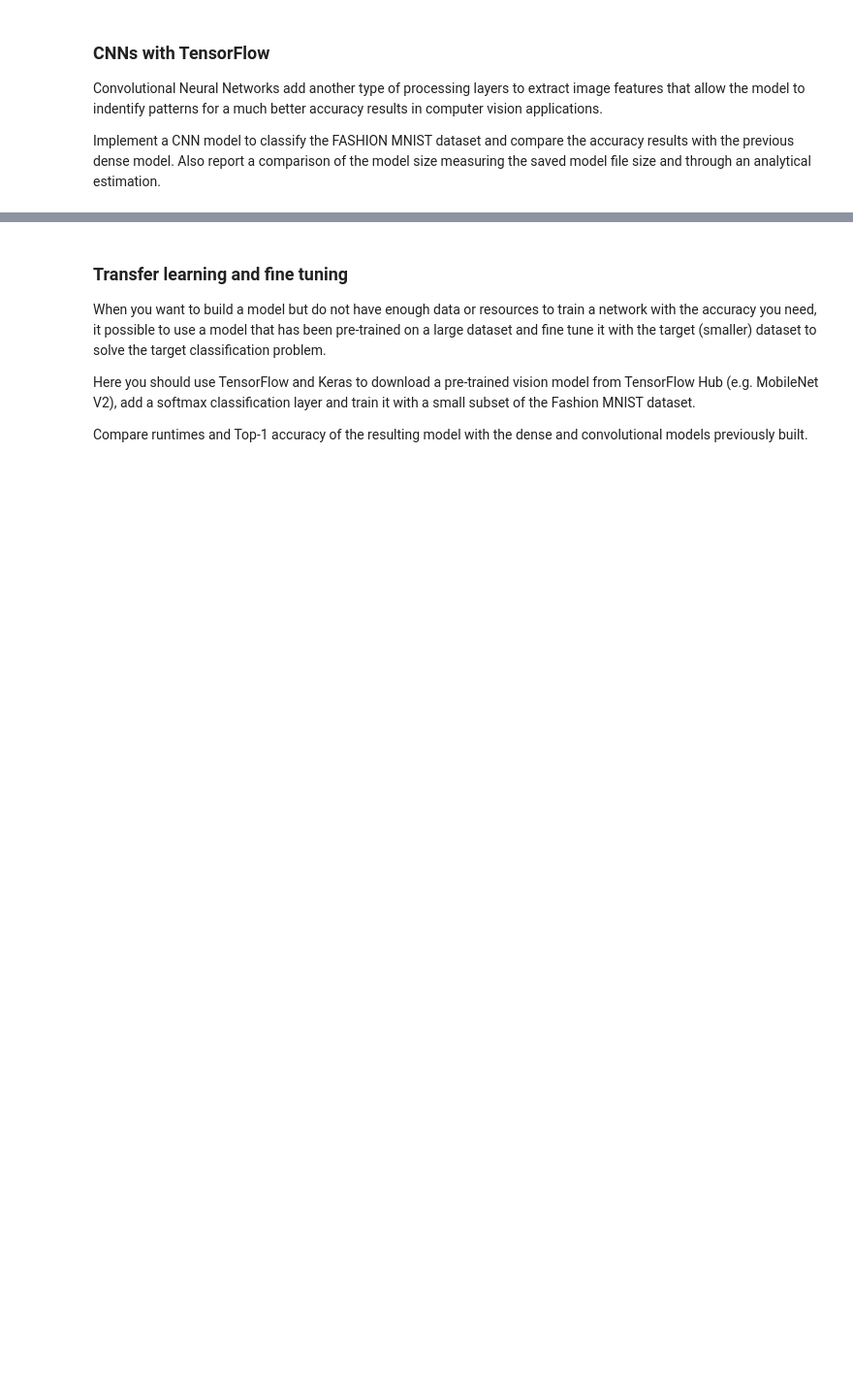
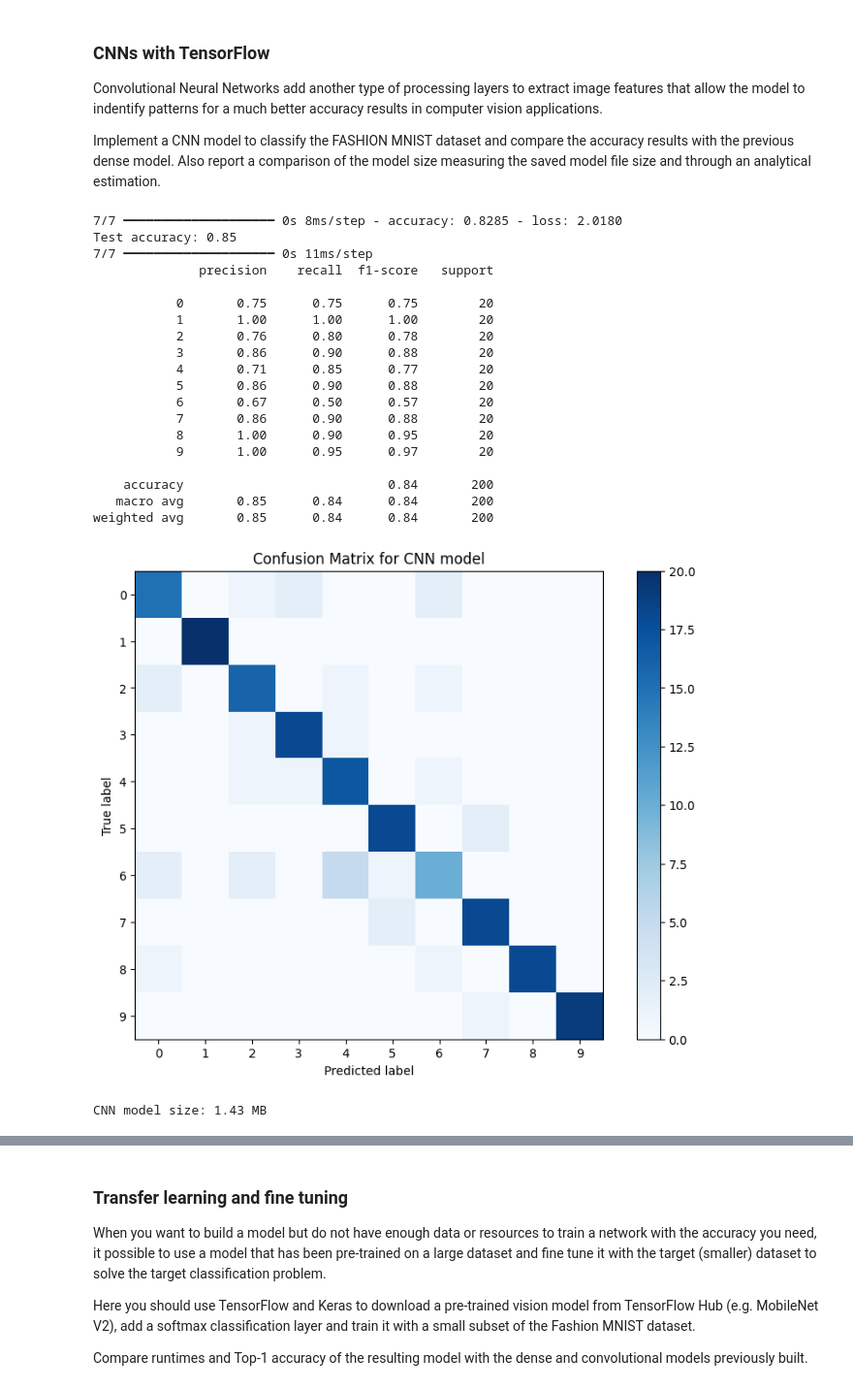
Before and after one commit to Cristian-David-Araujo/embedded-machine-learning, a Jupyter notebook: Lab2/Embedded_ML_Lab_2_1_TensorFlow.ipynb, the cells around one changed output, grey strips where cells are left out. Shown at 97% size. Saved outputs shown, nothing was run; the diff lists cells and outputs as text; code cells hidden in the pictures; blank space fills up the shorter version.

```diff
--- a/Lab2/Embedded_ML_Lab_2_1_TensorFlow.ipynb
+++ b/Lab2/Embedded_ML_Lab_2_1_TensorFlow.ipynb
@@ -198,0 +179,10 @@ weighted avg       0.74      0.72      0.72        60
+# %%
+
+for name, layers_config in topology.items():
+    model = create_model(*layers_config)
+    model = compile_model(model)
+    print(f"Training {name} with topology {layers_config}")
+    train_model(model, x_train, y_train, x_val, y_val, epochs=epochs, batch_size=batch_size, verbose=verbose)
+    save_model(model, f"{name}.keras")
+    evaluate_model(model, x_test, y_test, layers_config=layers_config)
+    print("--------------------------------------------------")
@@ -215,0 +251,64 @@ Implement a CNN model to classify the FASHION MNIST dataset and compare the accu
+# %%
+# Create the CNN model
+model_cnn = tf.keras.Sequential()
+model_cnn.add(layers.Conv2D(32, (3,3), activation='relu', input_shape=(28, 28, 1)))
+model_cnn.add(layers.MaxPooling2D((2,2)))
+model_cnn.add(layers.Conv2D(64, (3,3), activation='relu'))
+model_cnn.add(layers.MaxPooling2D((2,2)))
+model_cnn.add(layers.Flatten())
+model_cnn.add(layers.Dense(64, activation='relu'))
+model_cnn.add(layers.Dense(10, activation='softmax'))
+
+# Compile the CNN model
+model_cnn.compile(optimizer='adam', loss='sparse_categorical_crossentropy', metrics=['accuracy'])
+
+# Train the model
+model_cnn.fit(x_train, y_train, epochs=epochs, batch_size=batch_size, verbose=verbose, validation_data=(x_val, y_val))
+
+# Evaluate functional performance
+test_loss, test_acc = model_cnn.evaluate(x_test, y_test)
+print(f"Test accuracy: {test_acc:.2f}")
+
+#Evaluate the model on the test set
+y_pred = np.argmax(model_cnn.predict(x_test), axis=1)
+print(classification_report(y_test, y_pred))
+# Generate confusion matrix and plot it
+cm = confusion_matrix(y_test, y_pred)
+plt.figure(figsize=(10, 7))
+plt.imshow(cm, interpolation='nearest', cmap=plt.cm.Blues)
+plt.title('Confusion Matrix for CNN model')
+plt.colorbar()
+tick_marks = np.arange(10)
+plt.xticks(tick_marks, range(10))
+plt.yticks(tick_marks, range(10))
+plt.ylabel('True label')
+plt.xlabel('Predicted label')
+plt.show()
+
+
+# Save the model to a file
+model_cnn.save('cnn_model.keras')
+file_size = os.path.getsize('cnn_model.keras') / 1024**2
+print(f"CNN model size: {file_size:.2f} MB")
+# %% [output]
+7/7 ━━━━━━━━━━━━━━━━━━━━ 0s 8ms/step - accuracy: 0.8285 - loss: 2.0180
+Test accuracy: 0.85
+7/7 ━━━━━━━━━━━━━━━━━━━━ 0s 11ms/step
+              precision    recall  f1-score   support
+
+           0       0.75      0.75      0.75        20
+           1       1.00      1.00      1.00        20
+           2       0.76      0.80      0.78        20
+           3       0.86      0.90      0.88        20
+           4       0.71      0.85      0.77        20
+           5       0.86      0.90      0.88        20
+           6       0.67      0.50      0.57        20
+           7       0.86      0.90      0.88        20
+           8       1.00      0.90      0.95        20
+           9       1.00      0.95      0.97        20
+
+    accuracy                           0.84       200
+   macro avg       0.85      0.84      0.84       200
+weighted avg       0.85      0.84      0.84       200
+[figure, added]
+CNN model size: 1.43 MB
```
Also changed, not shown: parts of 8 cells of this notebook, 6 other files.
